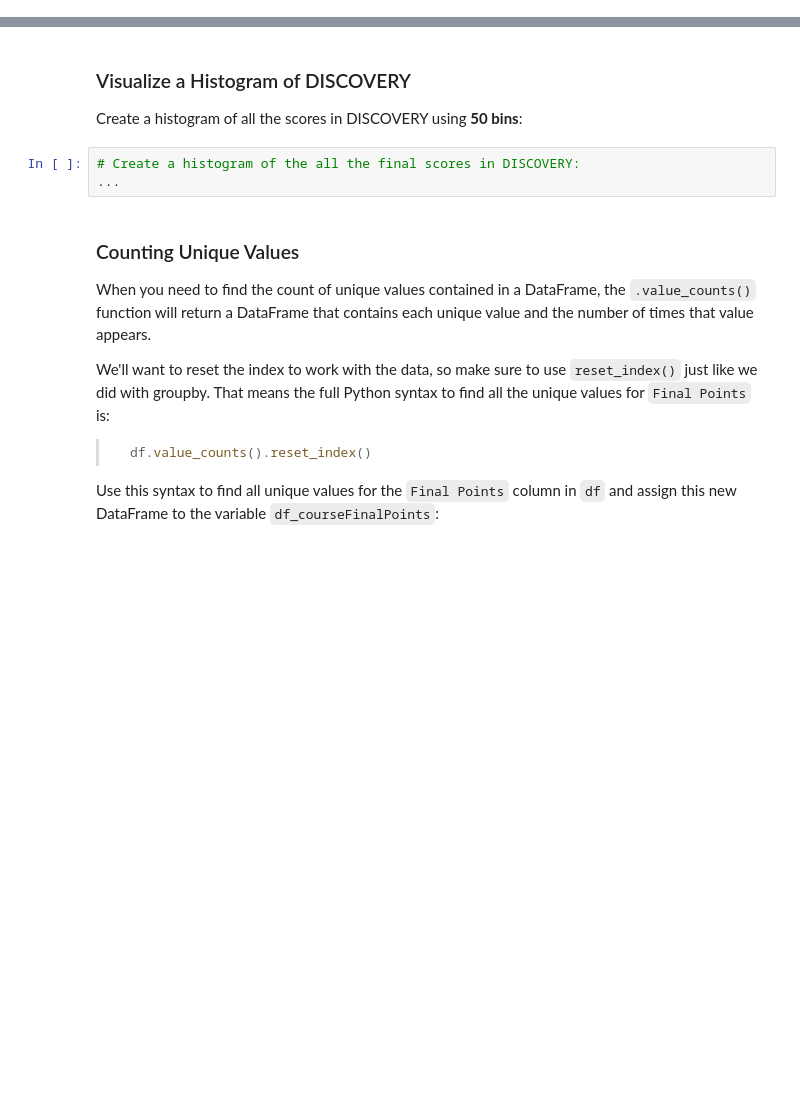
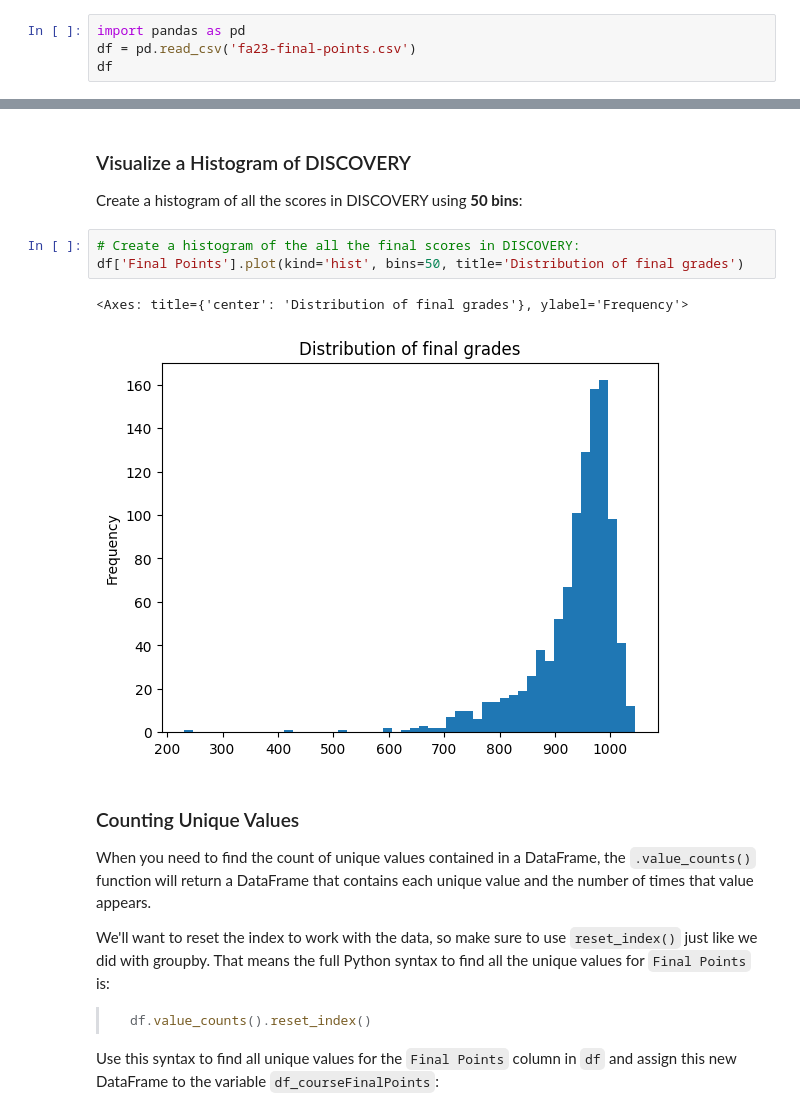
Before and after one commit to 168904578/hongyuq2, a Jupyter notebook: lab_random_variable/lab_random_variable.ipynb, the cells around one changed output, grey strips where cells are left out. Cells and saved outputs as stored; diff of their text form; blank space fills up the shorter version.

```diff
--- a/lab_random_variable/lab_random_variable.ipynb
+++ b/lab_random_variable/lab_random_variable.ipynb
@@ -307,3 +367,7 @@ df_tea
 Finally, we want to create a random variable called `DISCOVERY` that will model the final grades for this semester in DISCOVERY.  We can use historical data to build the custom discrete random variable.
 
 We have provided you with a dataset containing the **ACTUAL** final points for all 1,045 students in DISCOVERY during the Fall 2023 semester (exactly one year ago).  Using `pandas`, read the `fa23-final-points.csv` dataset into a DataFrame and store it as `df`:
+# %%
+import pandas as pd
+df = pd.read_csv('fa23-final-points.csv')
+df
@@ -313,7 +391,10 @@ We have provided you with a dataset containing the **ACTUAL** final points for a
 Create a histogram of all the scores in DISCOVERY using **50 bins**:
 # %%
 # Create a histogram of the all the final scores in DISCOVERY:
-...
+df['Final Points'].plot(kind='hist', bins=50, title='Distribution of final grades')
+# %% [output]
+<Axes: title={'center': 'Distribution of final grades'}, ylabel='Frequency'>
+[figure, added]
 # %% [markdown]
 ### Counting Unique Values
 
```
Also changed, not shown: parts of 45 cells of this notebook, 1 other file.
